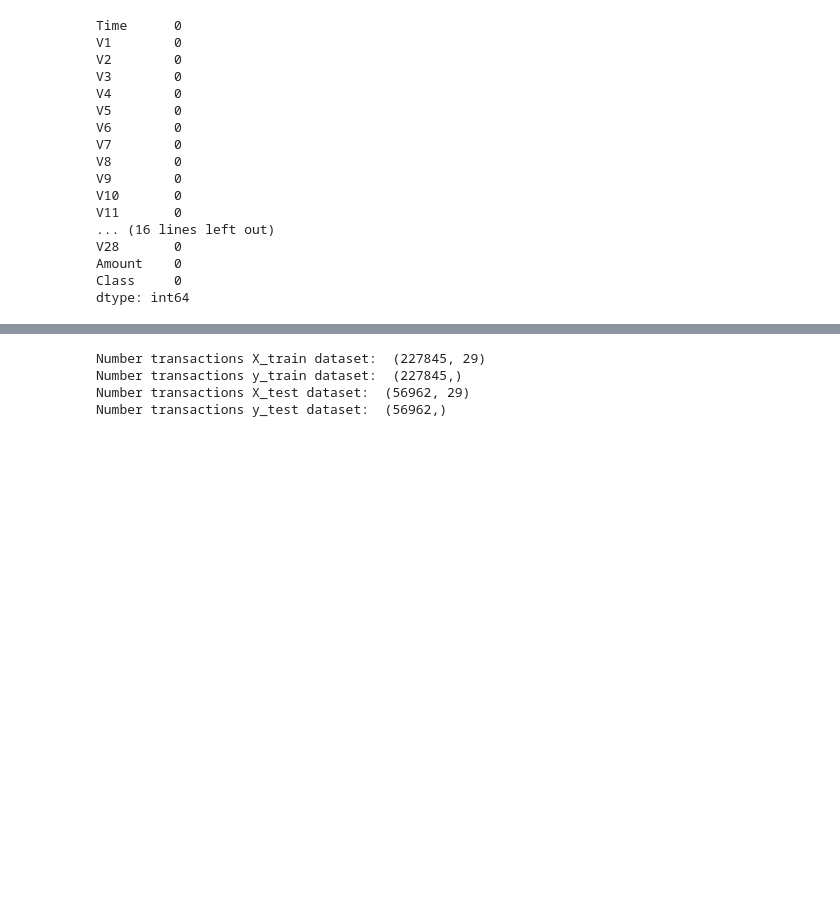
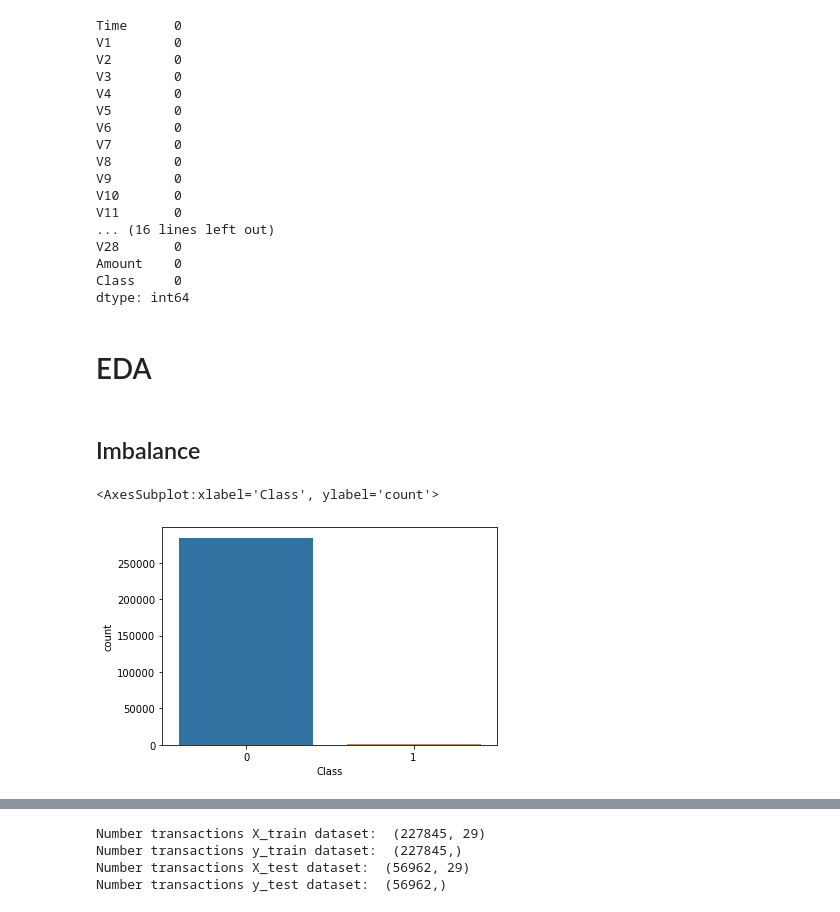
Before and after one commit to shajivmasters/Credit_Card_Fraud_Detection, a Jupyter notebook: CreditCard_Fraud_Detection.ipynb, the cells around one changed output, grey strips where cells are left out. Saved outputs shown, nothing was run; the diff lists cells and outputs as text; code cells hidden in the pictures; blank space fills up the shorter version.

```diff
--- a/CreditCard_Fraud_Detection.ipynb
+++ b/CreditCard_Fraud_Detection.ipynb
@@ -106,3 +91,13 @@ V28       0
 Amount    0
 Class     0
 dtype: int64
+# %% [markdown]
+# EDA
+# %% [markdown]
+## Imbalance
+# %%
+import seaborn as sns
+sns.countplot("Class", data=data)
+# %% [output]
+<AxesSubplot:xlabel='Class', ylabel='count'>
+[figure, added]
```
Also changed, not shown: parts of 32 cells of this notebook, 1 other file.
